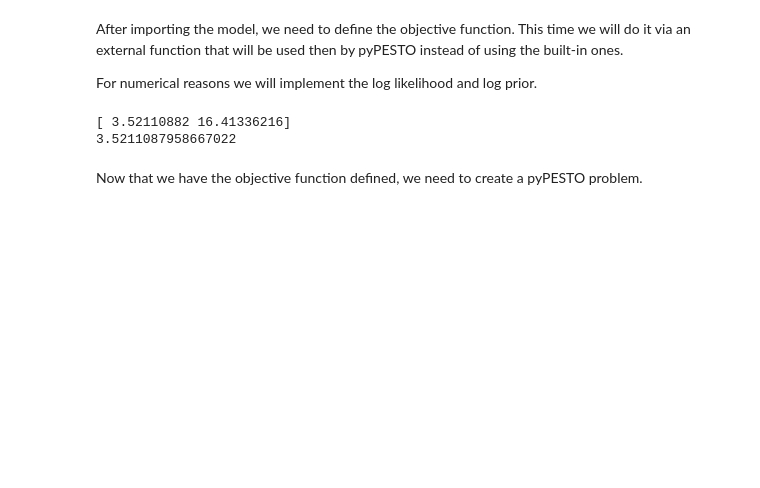
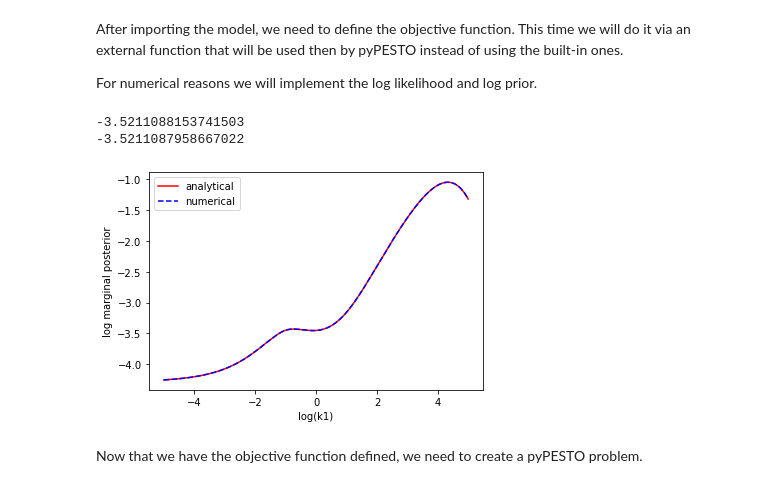
Before and after one commit to feddersmichael/Bachelor-Thesis-Marginal-Sampling, a Jupyter notebook: Sampling/Laplacian_noise/Conversion_Reaction_model/Laplacian_noise-Conversion_Reaction-scaling_Marginalised.ipynb, the cells around one changed output. Cells and saved outputs as stored; diff of their text form; code cells hidden in the pictures; blank space fills up the shorter version.

```diff
--- a/Sampling/Laplacian_noise/Conversion_Reaction_model/Laplacian_noise-Conversion_Reaction-scaling_Marginalised.ipynb
+++ b/Sampling/Laplacian_noise/Conversion_Reaction_model/Laplacian_noise-Conversion_Reaction-scaling_Marginalised.ipynb
@@ -150,24 +150,56 @@ def posterior(scale, shape, data, simulation):
     return llh * prior
 # %%
 def numerical_log_post(shape, data, simulation):
-    numerical_value = integrate.quad(posterior, 0, np.inf, args=(shape, data, simulation))
+    numerical_value, _ = integrate.quad(posterior, 0, np.inf, args=(shape, data, simulation))
 
-    return -np.log(numerical_value)
+    return np.log(numerical_value)
 # %%
 data = np.array(dataframe.measurement)
 tvec = np.array(dataframe.time)
-x0 = [-1.2741, -0.6160, 0.3684]
+x0 = np.array([-1.2741, -0.6160, 0.3684])
 lamda = 0.01
-shape = x0[2]
+shape = x0[-1]
 
 approx_data = np.asarray(simulate_model(np.exp(x0), tvec))
-analyt = negative_log_marginalised_posterior([-1.2741, -0.6160, 0.3684])
+analyt = -negative_log_marginalised_posterior(x0)
 num = numerical_log_post(shape, data, approx_data)
 print(num)
 print(analyt)
 # %% [output]
-[ 3.52110882 16.41336216]
-3.5211087958667022
+-3.5211088153741503
+-3.5211087958667022
+# %%
+from copy import deepcopy
+
+num_values = []
+analyt_values = []
+
+k_values = np.arange(-5,5,0.01)
+
+for k in k_values:
+    k_vector = deepcopy(x0)
+    k_vector[0] = k
+    shape = k_vector[-1]
+
+    analyt = -negative_log_marginalised_posterior(k_vector)
+    analyt_values.append(analyt)
+
+    approx_data = np.asarray(simulate_model(np.exp(k_vector), tvec))
+    num = numerical_log_post(shape, data, approx_data)
+    num_values.append(num)
+
+analyt_values = np.asarray(analyt_values)
+num_values = np.asarray(num_values)
+
+plt.figure()
+plt.plot(k_values,analyt_values,'r-',label='analytical')
+plt.plot(k_values,num_values,'b--',label='numerical')
+plt.ylabel('log marginal posterior')
+plt.xlabel('log(k1)')
+plt.legend()
+plt.show()
+# %% [output]
+[figure, added]
 # %% [markdown]
 Now that we have the objective function defined, we need to create a pyPESTO problem.
 # %%
```
Also changed, not shown: parts of 7 cells of this notebook, 1 other file.
